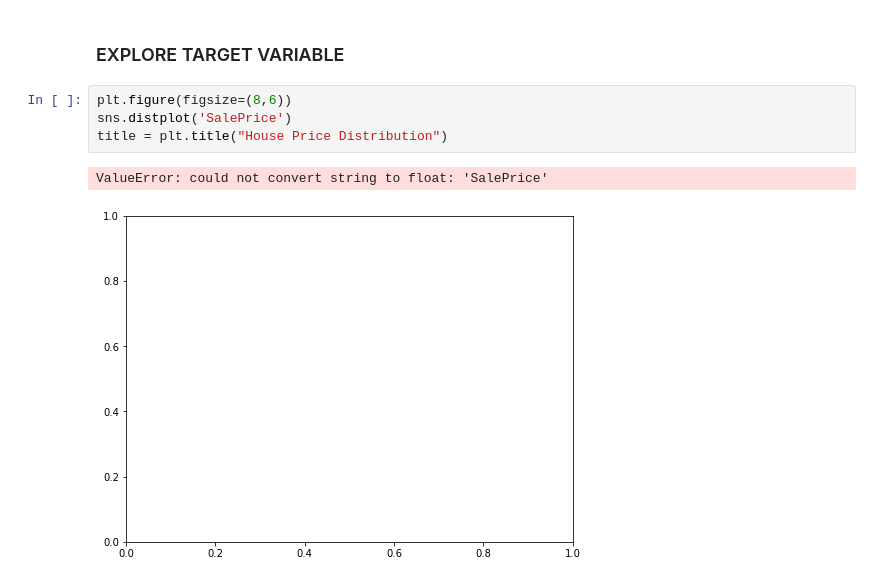
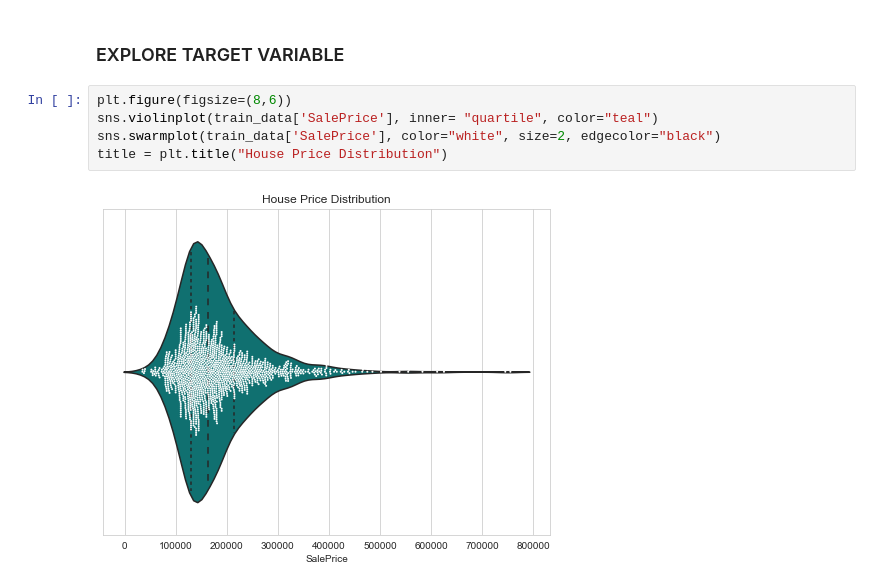
Before and after one commit to ManishaRao06/House-Prices-ML-Model, a Jupyter notebook: Untitled.ipynb, the cells around one changed output. Saved outputs shown, nothing was run; the diff lists cells and outputs as text.

```diff
--- a/Untitled.ipynb
+++ b/Untitled.ipynb
@@ -165,8 +171,8 @@ train_data_categorical
 ### EXPLORE TARGET VARIABLE
 # %%
 plt.figure(figsize=(8,6))
-sns.distplot('SalePrice')
+sns.violinplot(train_data['SalePrice'], inner= "quartile", color="teal")
+sns.swarmplot(train_data['SalePrice'], color="white", size=2, edgecolor="black")
 title = plt.title("House Price Distribution")
 # %% [output]
-ValueError: could not convert string to float: 'SalePrice'
-[figure, old version]
+[figure, new version]
```
Also changed, not shown: parts of 61 cells of this notebook.
